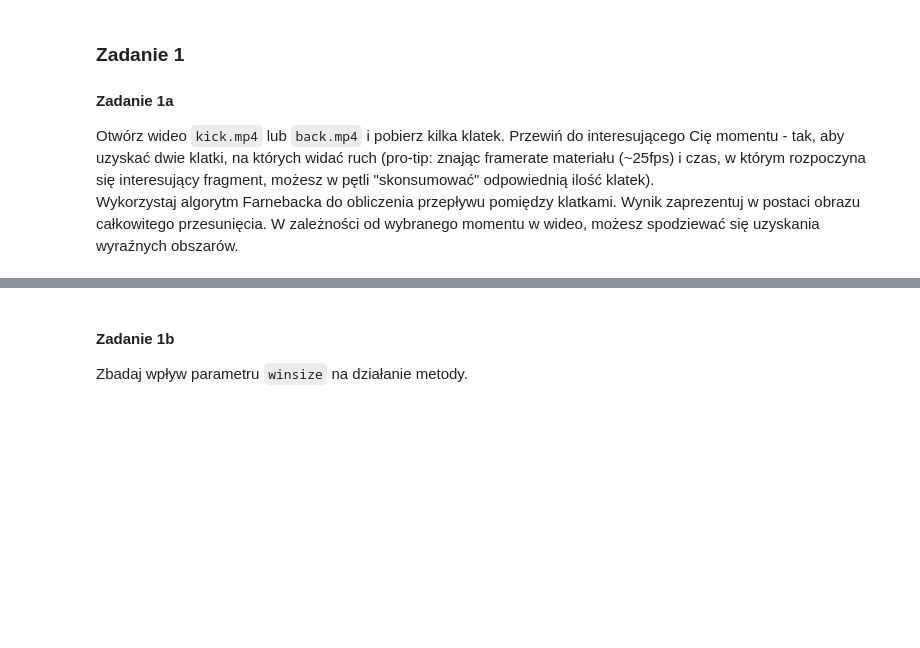
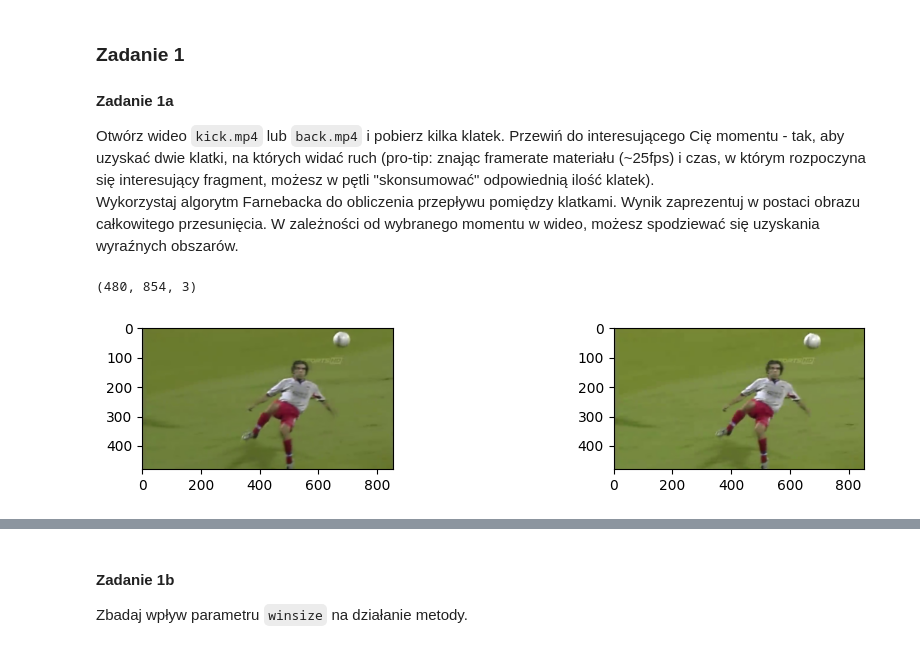
Before and after one commit to piotrdurniat/image-and-video-analysis-and-processing, a Jupyter notebook: lab8/Lab8.1_zadanie.ipynb, the cells around one changed output, grey strips where cells are left out. Saved outputs shown, nothing was run; the diff lists cells and outputs as text; code cells hidden in the pictures; blank space fills up the shorter version.

```diff
--- a/lab8/Lab8.1_zadanie.ipynb
+++ b/lab8/Lab8.1_zadanie.ipynb
@@ -52,3 +55,21 @@ import matplotlib.pyplot as plt
 
 Otwórz wideo `kick.mp4` lub `back.mp4` i pobierz kilka klatek. Przewiń do interesującego Cię momentu - tak, aby uzyskać dwie klatki, na których widać ruch (pro-tip: znając framerate materiału (~25fps) i czas, w którym rozpoczyna się interesujący fragment, możesz w pętli "skonsumować" odpowiednią ilość klatek).
 Wykorzystaj algorytm Farnebacka do obliczenia przepływu pomiędzy klatkami. Wynik zaprezentuj w postaci obrazu całkowitego przesunięcia. W zależności od wybranego momentu w wideo, możesz spodziewać się uzyskania wyraźnych obszarów.
+# %%
+vid = cv2.VideoCapture("dane/kick.mp4")
+r, frame1 = vid.read()
+
+for _ in range(12):
+    r, frame1 = vid.read()
+
+print(frame1.shape)
+r, frame2 = vid.read()
+
+fig, axes = plt.subplots(1, 2, figsize=(10, 2))
+axes[0].imshow(cv2.cvtColor(frame1, cv2.COLOR_BGR2RGB), cmap="gray")
+axes[1].imshow(cv2.cvtColor(frame2, cv2.COLOR_BGR2RGB), cmap="gray")
+fig.tight_layout()
+plt.show()
+# %% [output]
+(480, 854, 3)
+[figure, added]
```
Also changed, not shown: parts of 3 cells of this notebook.
